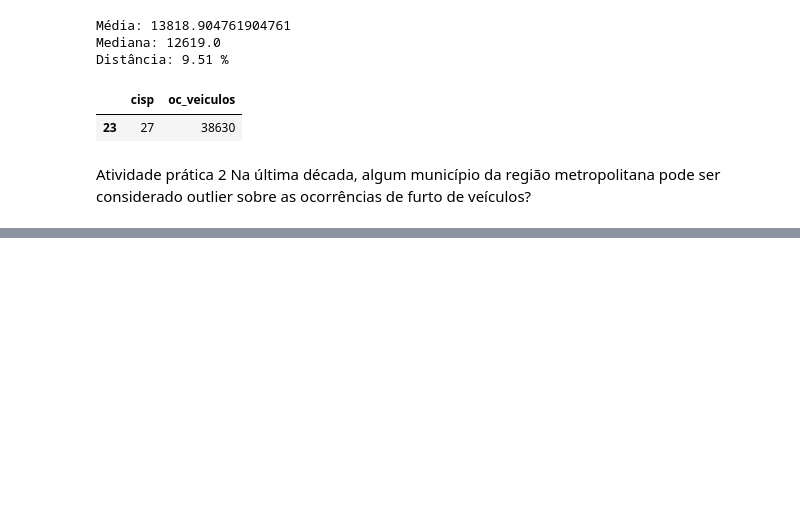
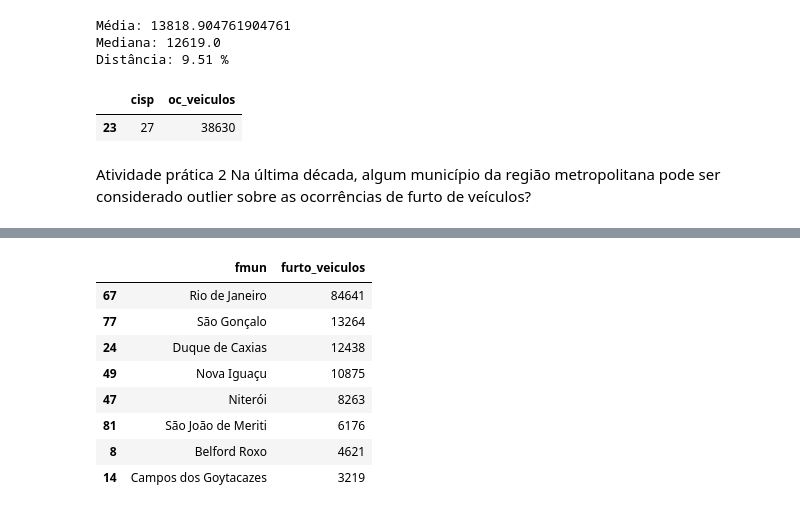
Before and after one commit to Fani-Oliveira/Repo_Senac, a Jupyter notebook: AulaMTC.ipynb, the cells around one changed output, grey strips where cells are left out. Drawn from its saved outputs; the diff is of its cells as text; code cells hidden in the pictures; blank space fills up the shorter version.

```diff
--- a/AulaMTC.ipynb
+++ b/AulaMTC.ipynb
@@ -201,0 +205,13 @@ TypeError: ufunc 'divide' not supported for the input types, and the inputs coul
+# %%
+furtos_outliers = furto_veiculos.loc[furto_veiculos['furto_veiculos'] >= limite_superior]
+furtos_outliers.sort_values(by="furto_veiculos", ascending= False)
+# %% [output]
+|  | fmun | furto_veiculos |
+| 67 | Rio de Janeiro | 84641 |
+| 77 | São Gonçalo | 13264 |
+| 24 | Duque de Caxias | 12438 |
+| 49 | Nova Iguaçu | 10875 |
+| 47 | Niterói | 8263 |
+| 81 | São João de Meriti | 6176 |
+| 8 | Belford Roxo | 4621 |
+| 14 | Campos dos Goytacazes | 3219 |
```
Also changed, not shown: parts of 6 cells of this notebook, 3 other files.
